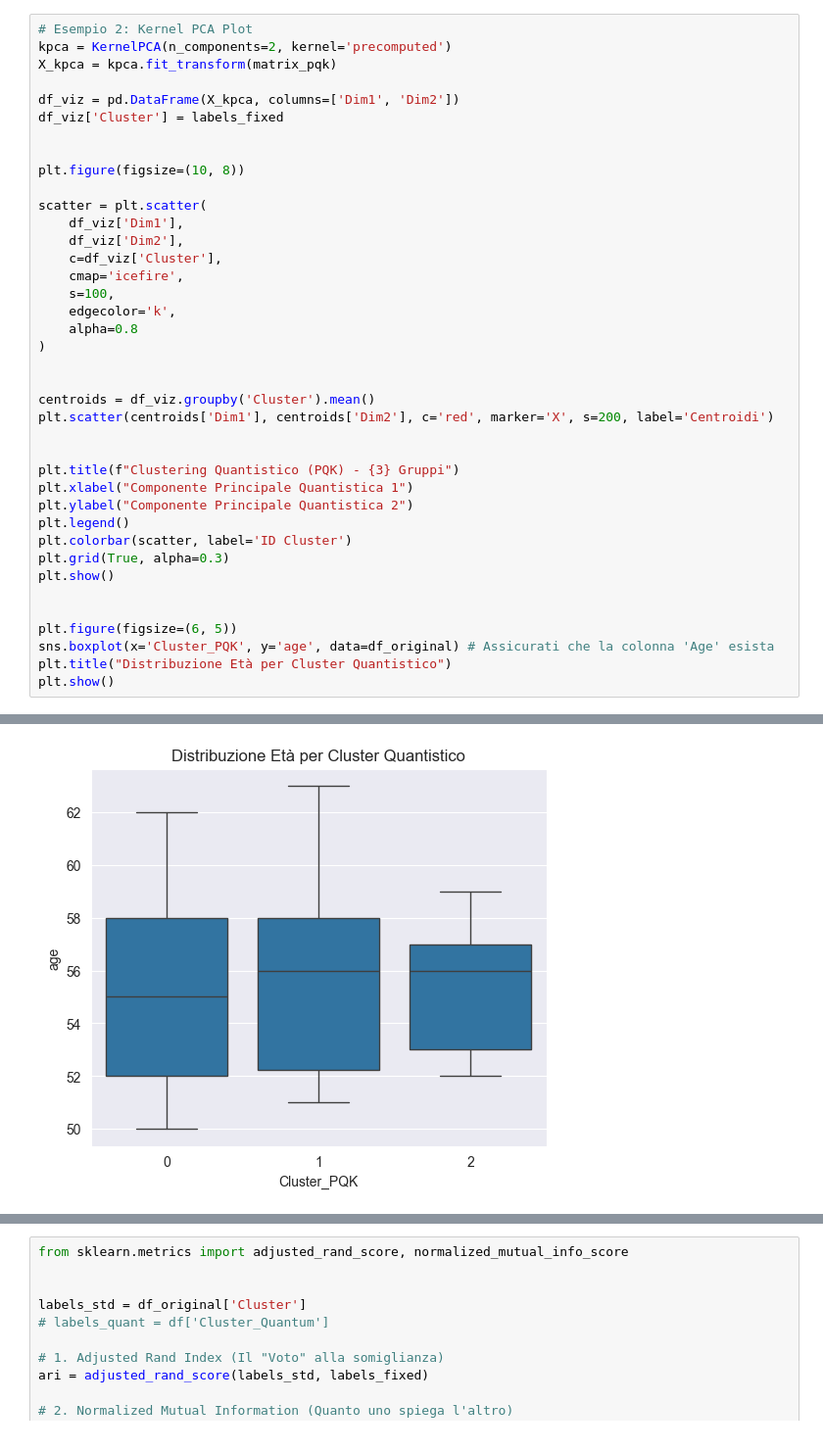
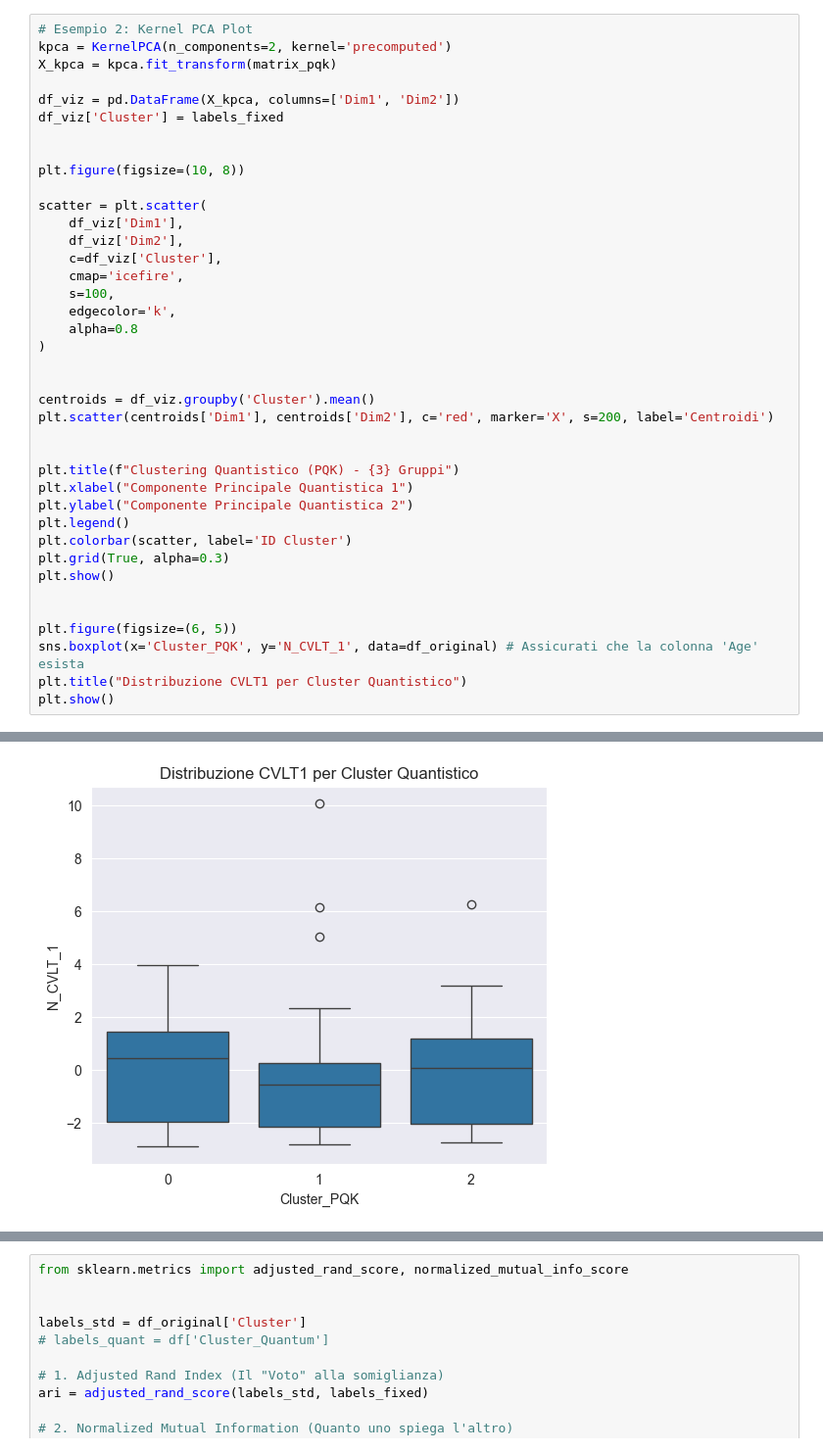
Before and after one commit to Kirjia/Quantheimer-SAD, a Jupyter notebook: Quantum/RealQuantum.ipynb, the cells around one changed output, grey strips where cells are left out. Shown at 98% size. Saved outputs shown, nothing was run; the diff lists cells and outputs as text.

```diff
--- a/Quantum/RealQuantum.ipynb
+++ b/Quantum/RealQuantum.ipynb
@@ -90,36 +86,36 @@ df_viz['Cluster'] = labels_fixed
 plt.figure(figsize=(10, 8))
 
 scatter = plt.scatter(
     df_viz['Dim1'],
     df_viz['Dim2'],
     c=df_viz['Cluster'],
     cmap='icefire',
     s=100,
     edgecolor='k',
     alpha=0.8
 )
 
 
 centroids = df_viz.groupby('Cluster').mean()
 plt.scatter(centroids['Dim1'], centroids['Dim2'], c='red', marker='X', s=200, label='Centroidi')
 
 
 plt.title(f"Clustering Quantistico (PQK) - {3} Gruppi")
 plt.xlabel("Componente Principale Quantistica 1")
 plt.ylabel("Componente Principale Quantistica 2")
 plt.legend()
 plt.colorbar(scatter, label='ID Cluster')
 plt.grid(True, alpha=0.3)
 plt.show()
 
 
 plt.figure(figsize=(6, 5))
-sns.boxplot(x='Cluster_PQK', y='age', data=df_original) # Assicurati che la colonna 'Age' esista
-plt.title("Distribuzione Età per Cluster Quantistico")
+sns.boxplot(x='Cluster_PQK', y='N_CVLT_1', data=df_original) # Assicurati che la colonna 'Age' esista
+plt.title("Distribuzione CVLT1 per Cluster Quantistico")
 plt.show()
 # %% [output]
 [figure]
-[figure, old version]
+[figure, new version]
 # %%
 plt.figure(figsize=(6, 5))
 sns.boxplot(x='Cluster_PQK', y='APOE_risk_score', data=df_original)
```
Also changed, not shown: parts of 6 cells of this notebook.
